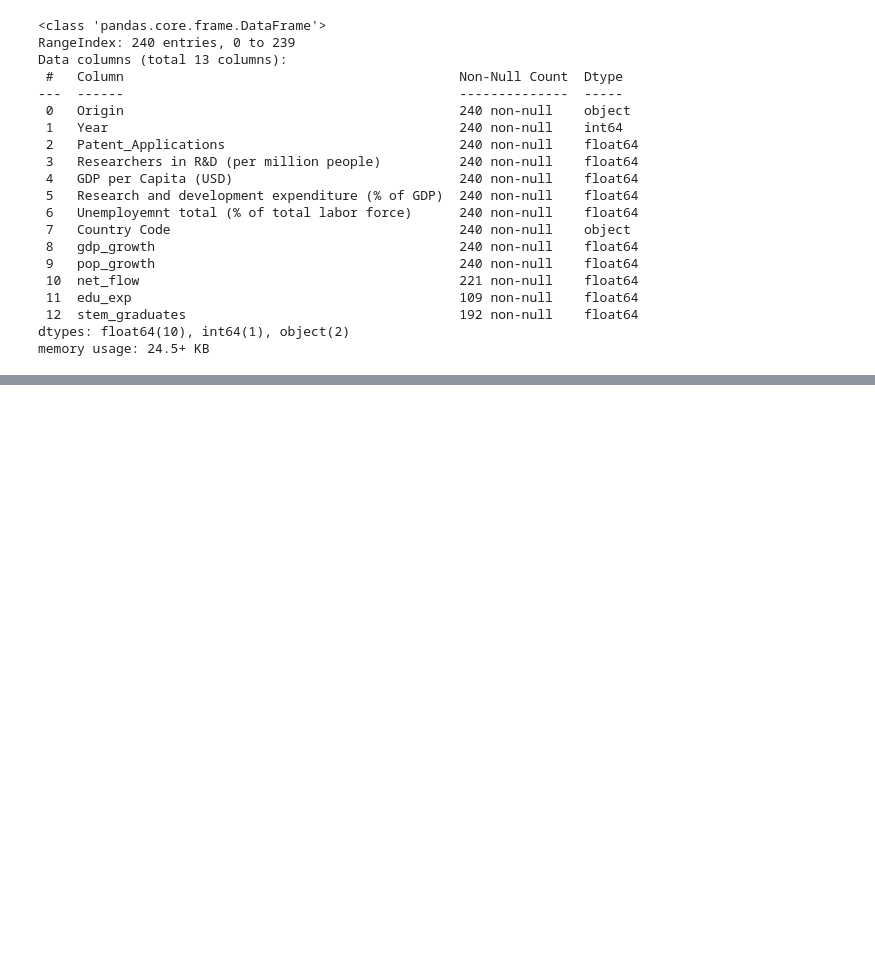
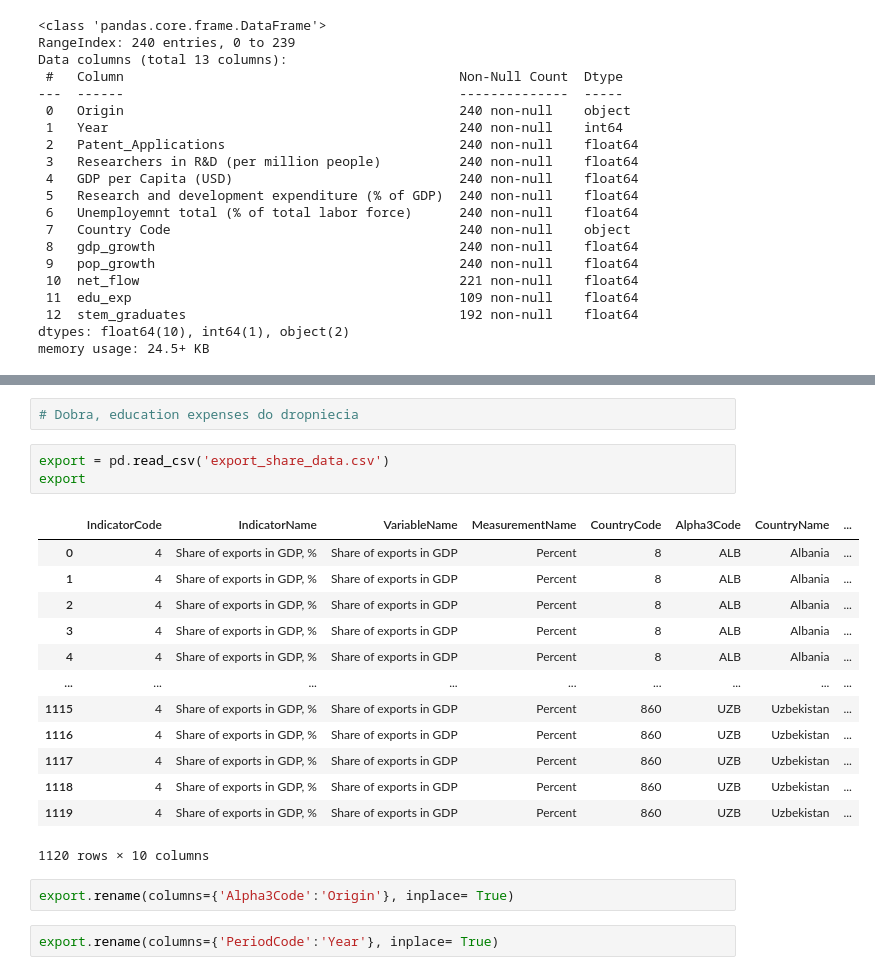
Before and after one commit to AliaksandraLabko/Econometrics-project, a Jupyter notebook: EDA1.ipynb, the cells around one changed output, grey strips where cells are left out. Drawn from its saved outputs; the diff is of its cells as text; blank space fills up the shorter version.

```diff
--- a/EDA1.ipynb
+++ b/EDA1.ipynb
@@ -707,0 +713,23 @@ panel_merged.to_csv('panel_merged.csv', index=False)
+# %%
+# Dobra, education expenses do dropniecia
+# %%
+export = pd.read_csv('export_share_data.csv')
+export
+# %% [output]
+|  | IndicatorCode | IndicatorName | VariableName | MeasurementName | CountryCode | Alpha3Code | CountryName | ... |
+| 0 | 4 | Share of exports in GDP, % | Share of exports in GDP | Percent | 8 | ALB | Albania | ... |
+| 1 | 4 | Share of exports in GDP, % | Share of exports in GDP | Percent | 8 | ALB | Albania | ... |
+| 2 | 4 | Share of exports in GDP, % | Share of exports in GDP | Percent | 8 | ALB | Albania | ... |
+| 3 | 4 | Share of exports in GDP, % | Share of exports in GDP | Percent | 8 | ALB | Albania | ... |
+| 4 | 4 | Share of exports in GDP, % | Share of exports in GDP | Percent | 8 | ALB | Albania | ... |
+| ... | ... | ... | ... | ... | ... | ... | ... | ... |
+| 1115 | 4 | Share of exports in GDP, % | Share of exports in GDP | Percent | 860 | UZB | Uzbekistan | ... |
+| 1116 | 4 | Share of exports in GDP, % | Share of exports in GDP | Percent | 860 | UZB | Uzbekistan | ... |
+| 1117 | 4 | Share of exports in GDP, % | Share of exports in GDP | Percent | 860 | UZB | Uzbekistan | ... |
+| 1118 | 4 | Share of exports in GDP, % | Share of exports in GDP | Percent | 860 | UZB | Uzbekistan | ... |
+| 1119 | 4 | Share of exports in GDP, % | Share of exports in GDP | Percent | 860 | UZB | Uzbekistan | ... |
+1120 rows × 10 columns
+# %%
+export.rename(columns={'Alpha3Code':'Origin'}, inplace= True)
+# %%
+export.rename(columns={'PeriodCode':'Year'}, inplace= True)
```
Also changed, not shown: parts of 26 cells of this notebook, 3 other files.
